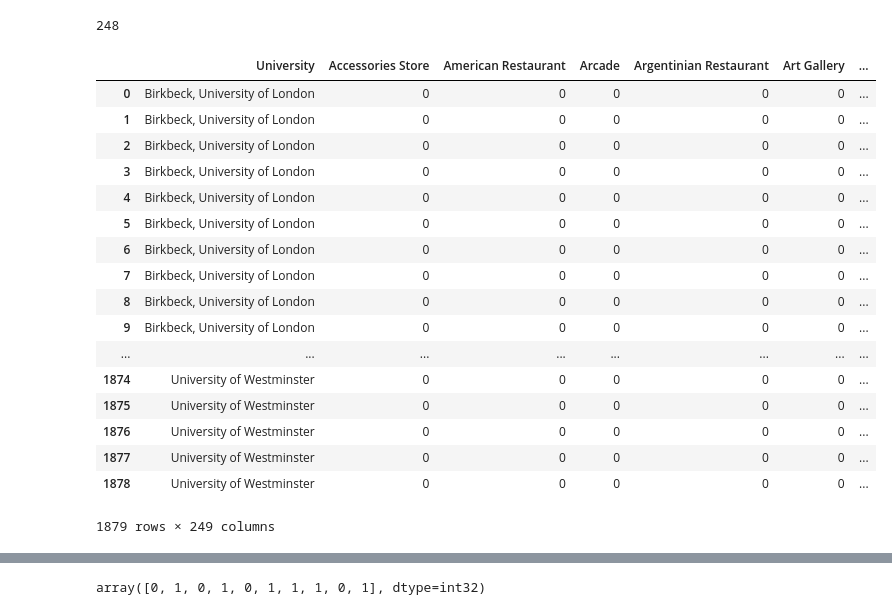
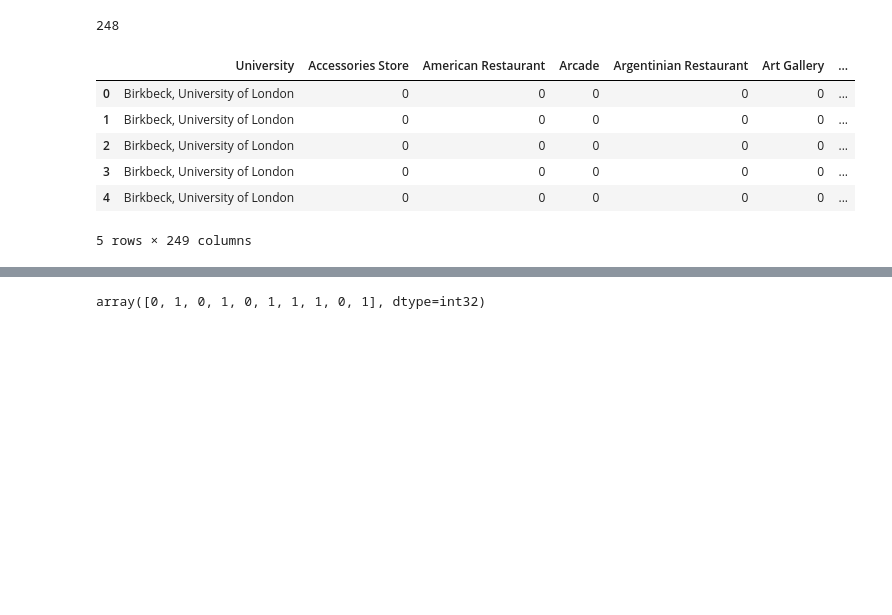
Before and after one commit to UdbT/The-Battle-of-Neighborhoods, a Jupyter notebook: London Clustering.ipynb, the cells around one changed output, grey strips where cells are left out. Cells and saved outputs as stored; diff of their text form; code cells hidden in the pictures; blank space fills up the shorter version.

```diff
--- a/London Clustering.ipynb
+++ b/London Clustering.ipynb
@@ -177,9 +193,9 @@ for lat, lng, univer in zip(univer_df['Latitude'].astype(float)
         [lat, lng],
         popup=label,
         color='blue',
-        weight=0.5,
+        weight=0.25,
         fill=True,
         fill_color='blue',
         fill_opacity=0.9,
         parse_html=False).add_to(map_london)
-map_london
+map_london.save('map_london.html')
@@ -482,28 +570,17 @@ len(pd.unique(univer_venues['Venue Category']))
 # %%
 univer_venues_onehot = pd.get_dummies(univer_venues[['Venue Category']], prefix="", prefix_sep="")
 univer_venues_onehot.rename(columns={'University':'University Venue'}, inplace=True)
 univer_venues_onehot['University'] = univer_venues['University']
 fixed_columns = [univer_venues_onehot.columns[-1]] + list(univer_venues_onehot.columns[:-1])
 univer_venues_onehot = univer_venues_onehot[fixed_columns]
-univer_venues_onehot
+univer_venues_onehot.head()
 # %% [output]
 |  | University | Accessories Store | American Restaurant | Arcade | Argentinian Restaurant | Art Gallery | ... |
 | 0 | Birkbeck, University of London | 0 | 0 | 0 | 0 | 0 | ... |
 | 1 | Birkbeck, University of London | 0 | 0 | 0 | 0 | 0 | ... |
 | 2 | Birkbeck, University of London | 0 | 0 | 0 | 0 | 0 | ... |
 | 3 | Birkbeck, University of London | 0 | 0 | 0 | 0 | 0 | ... |
 | 4 | Birkbeck, University of London | 0 | 0 | 0 | 0 | 0 | ... |
-| 5 | Birkbeck, University of London | 0 | 0 | 0 | 0 | 0 | ... |
-| 6 | Birkbeck, University of London | 0 | 0 | 0 | 0 | 0 | ... |
-| 7 | Birkbeck, University of London | 0 | 0 | 0 | 0 | 0 | ... |
-| 8 | Birkbeck, University of London | 0 | 0 | 0 | 0 | 0 | ... |
-| 9 | Birkbeck, University of London | 0 | 0 | 0 | 0 | 0 | ... |
-| ... | ... | ... | ... | ... | ... | ... | ... |
-| 1874 | University of Westminster | 0 | 0 | 0 | 0 | 0 | ... |
-| 1875 | University of Westminster | 0 | 0 | 0 | 0 | 0 | ... |
-| 1876 | University of Westminster | 0 | 0 | 0 | 0 | 0 | ... |
-| 1877 | University of Westminster | 0 | 0 | 0 | 0 | 0 | ... |
-| 1878 | University of Westminster | 0 | 0 | 0 | 0 | 0 | ... |
-1879 rows × 249 columns
+5 rows × 249 columns
 # %%
 univer_venues_group = univer_venues_onehot.groupby('University').mean()
```
Also changed, not shown: parts of 38 cells of this notebook, 8 other files.
